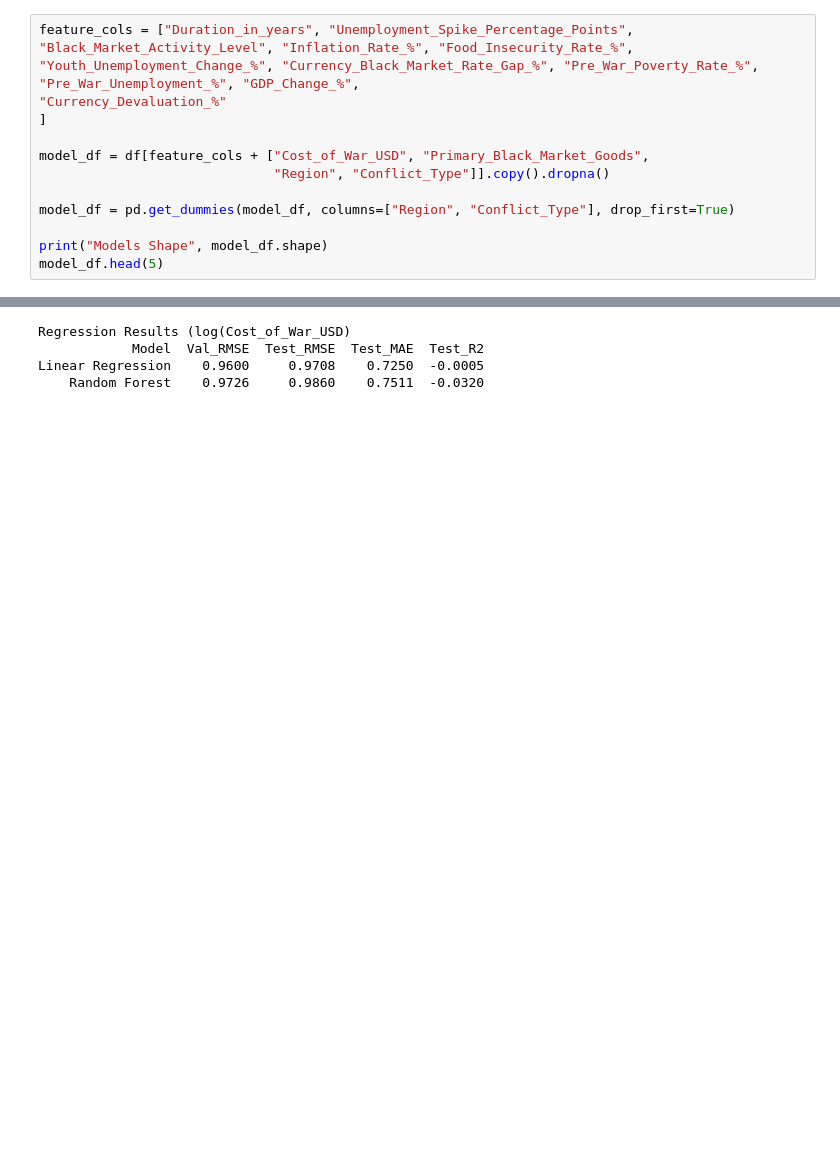
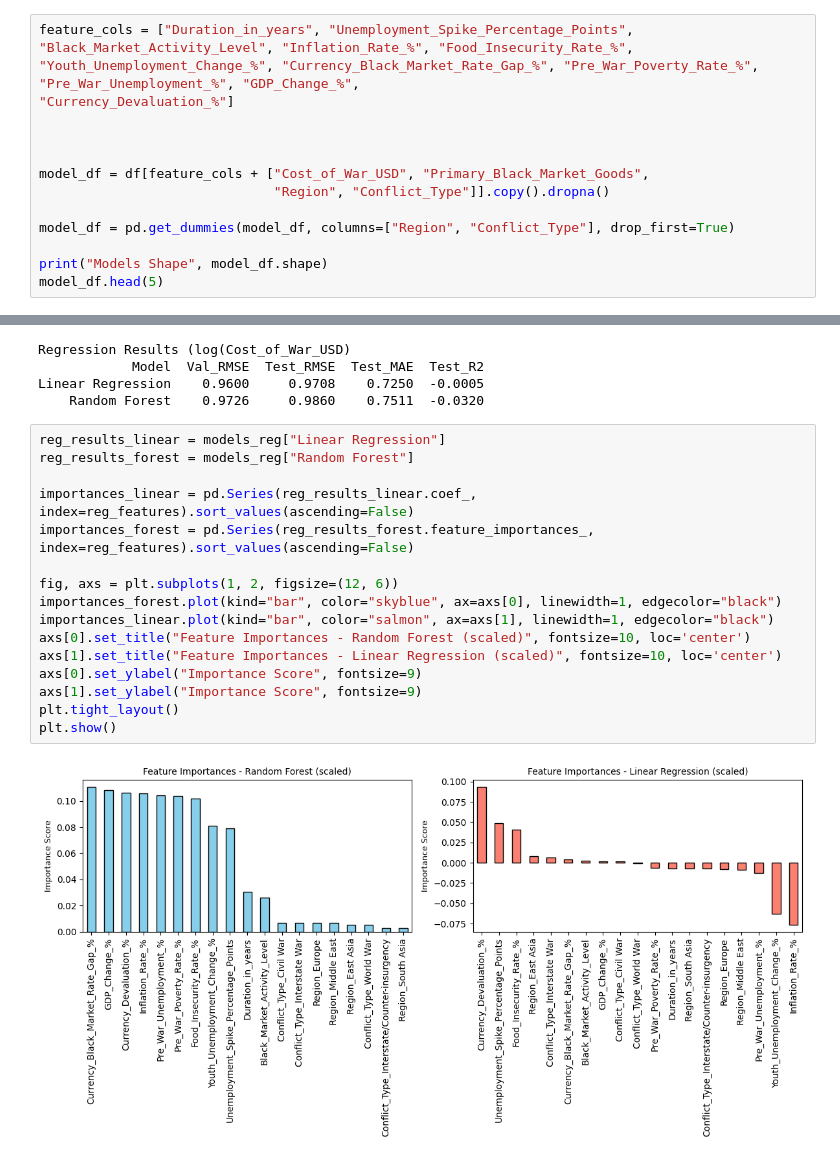
Before and after one commit to J2ckyo/4850-Final-Project, a Jupyter notebook: Data_Rangling.ipynb, the cells around one changed output, grey strips where cells are left out. Saved outputs shown, nothing was run; the diff lists cells and outputs as text; blank space fills up the shorter version.

```diff
--- a/Data_Rangling.ipynb
+++ b/Data_Rangling.ipynb
@@ -462,8 +447,9 @@ df.columns.tolist()
 feature_cols = ["Duration_in_years", "Unemployment_Spike_Percentage_Points",
 "Black_Market_Activity_Level", "Inflation_Rate_%", "Food_Insecurity_Rate_%",
 "Youth_Unemployment_Change_%", "Currency_Black_Market_Rate_Gap_%", "Pre_War_Poverty_Rate_%", "Pre_War_Unemployment_%", "GDP_Change_%",
-"Currency_Devaluation_%"
-]
+"Currency_Devaluation_%"]
+
+
 
 model_df = df[feature_cols + ["Cost_of_War_USD", "Primary_Black_Market_Goods",
                               "Region", "Conflict_Type"]].copy().dropna()
@@ -538,3 +523,21 @@ Regression Results (log(Cost_of_War_USD)
             Model  Val_RMSE  Test_RMSE  Test_MAE  Test_R2
 Linear Regression    0.9600     0.9708    0.7250  -0.0005
     Random Forest    0.9726     0.9860    0.7511  -0.0320
+# %%
+reg_results_linear = models_reg["Linear Regression"]
+reg_results_forest = models_reg["Random Forest"]
+
+importances_linear = pd.Series(reg_results_linear.coef_, index=reg_features).sort_values(ascending=False)
+importances_forest = pd.Series(reg_results_forest.feature_importances_, index=reg_features).sort_values(ascending=False)
+
+fig, axs = plt.subplots(1, 2, figsize=(12, 6))
+importances_forest.plot(kind="bar", color="skyblue", ax=axs[0], linewidth=1, edgecolor="black")
+importances_linear.plot(kind="bar", color="salmon", ax=axs[1], linewidth=1, edgecolor="black")
+axs[0].set_title("Feature Importances - Random Forest (scaled)", fontsize=10, loc='center')
+axs[1].set_title("Feature Importances - Linear Regression (scaled)", fontsize=10, loc='center')
+axs[0].set_ylabel("Importance Score", fontsize=9)
+axs[1].set_ylabel("Importance Score", fontsize=9)
+plt.tight_layout()
+plt.show()
+# %% [output]
+[figure, added]
```
Also changed, not shown: parts of 17 cells of this notebook.
